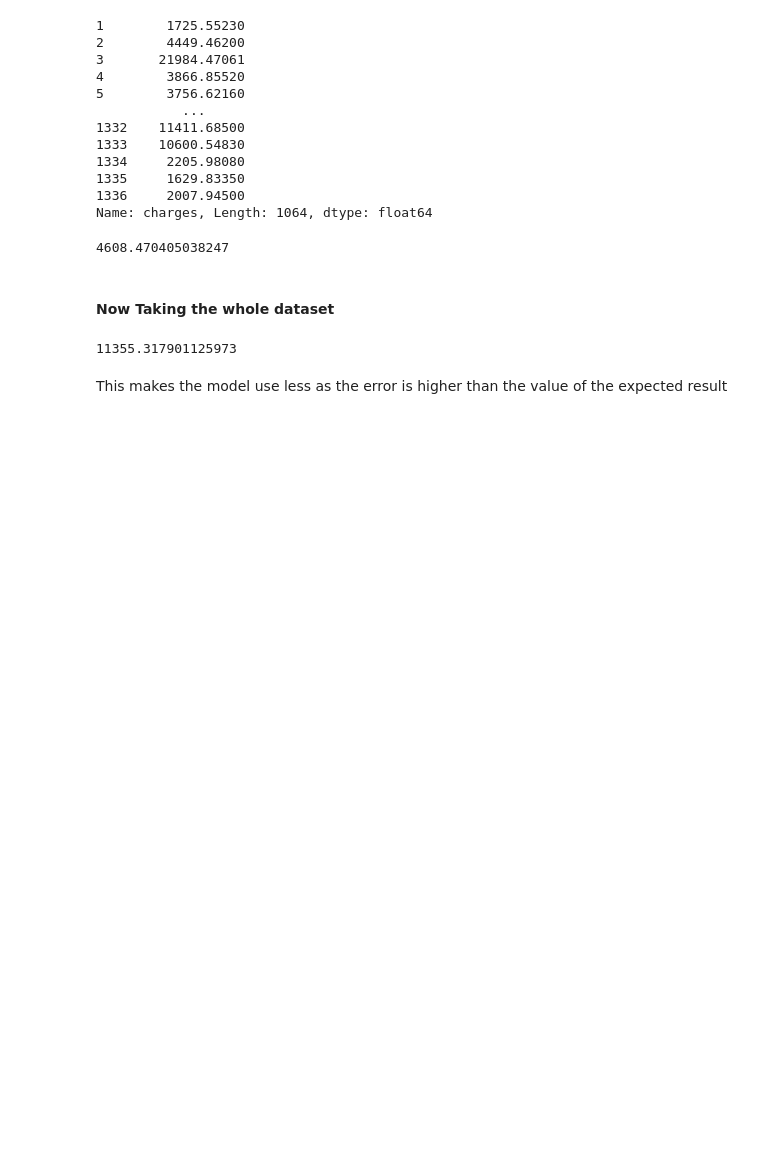
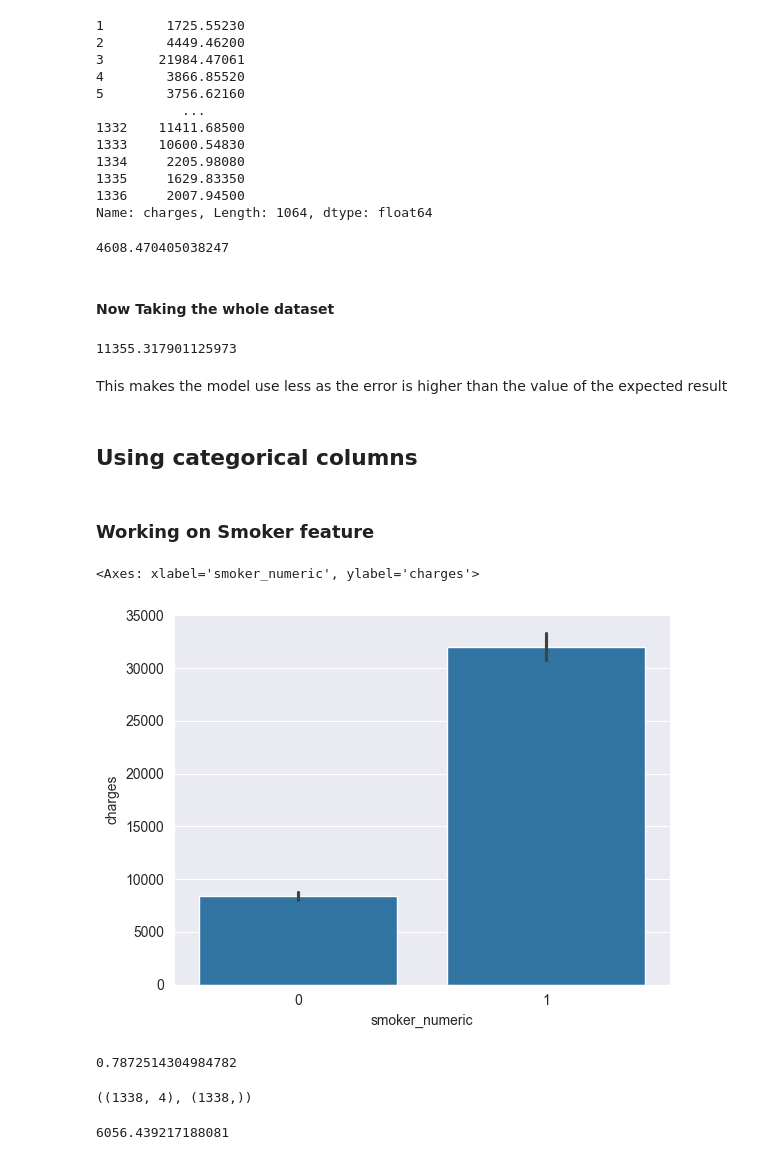
Before and after one commit to mr-ayush-agrawal/MachineLearningBasics, a Jupyter notebook: freeCodeCamp/LinReg/eda.ipynb, the cells around one changed output. Drawn from its saved outputs; the diff is of its cells as text; code cells hidden in the pictures; blank space fills up the shorter version.

Commit message:
categorical feature

```diff
--- a/freeCodeCamp/LinReg/eda.ipynb
+++ b/freeCodeCamp/LinReg/eda.ipynb
@@ -455,3 +455,23 @@ rmse(pre, y)
 11355.317901125973
 # %% [markdown]
 This makes the model use less as the error is higher than the value of the expected result
+# %% [markdown]
+## Using categorical columns
+# %% [markdown]
+### Working on Smoker feature
+# %%
+sns.barplot(data= data, x= 'smoker_numeric', y='charges')
+# %% [output]
+<Axes: xlabel='smoker_numeric', ylabel='charges'>
+[figure, added]
+# %%
+data.charges.corr(data.smoker_numeric)
+# %% [output]
+0.7872514304984782
+# %%
+x = data[['age', 'bmi', 'smoker_numeric', 'children']]
+y = data.charges
+
+x.shape, y.shape
+# %% [output]
+((1338, 4), (1338,))
@@ -457,0 +480,5 @@ This makes the model use less as the error is higher than the value of the expec
+# %%
+pre = model.predict(x)
+rmse(pre, y)
+# %% [output]
+6056.439217188081
```
Also changed, not shown: parts of 13 cells of this notebook.
